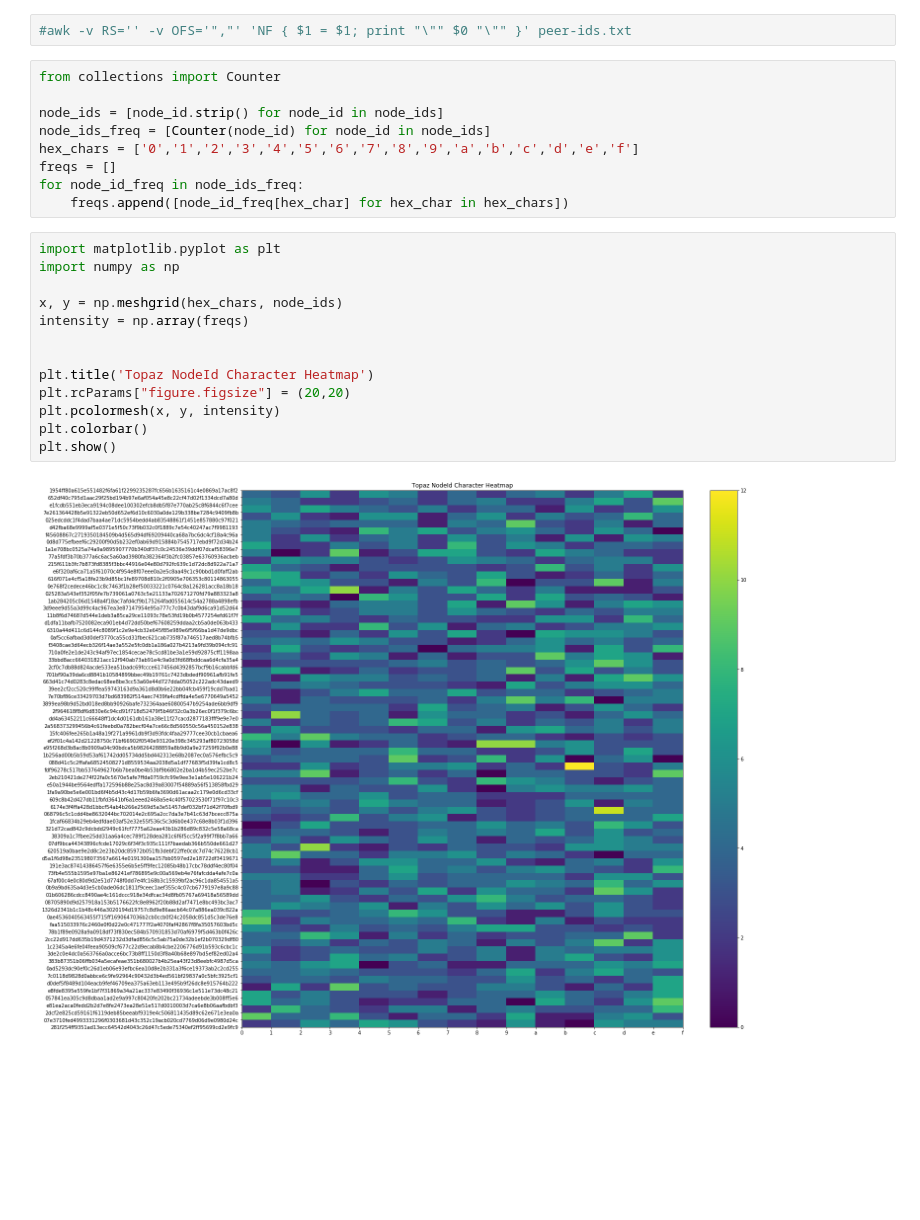
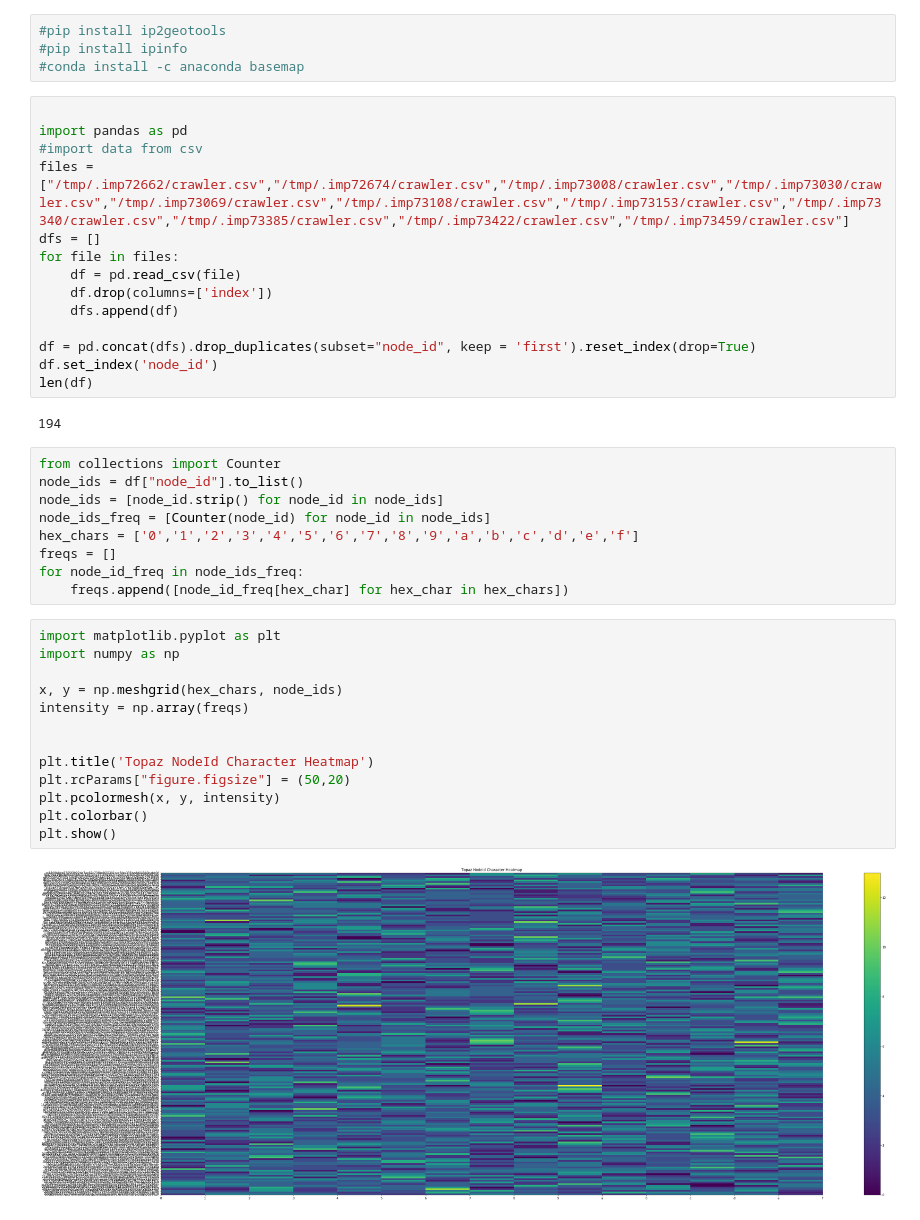
Before and after one commit to jrhea/eth2-analysis, a Jupyter notebook: notebooks/prkl-analysis.ipynb, the cells around one changed output. Drawn from its saved outputs; the diff is of its cells as text; blank space fills up the shorter version.

```diff
--- a/notebooks/prkl-analysis.ipynb
+++ b/notebooks/prkl-analysis.ipynb
@@ -76,8 +1,26 @@ node_ids = ["281f254ff9351ad13ecc64542d4043c26d47c5ede75340ef2ff95699cd2e9fc9
-# %%
-#awk -v RS='' -v OFS='","' 'NF { $1 = $1; print "\"" $0 "\"" }' peer-ids.txt
+# %%
+#pip install ip2geotools
+#pip install ipinfo
+#conda install -c anaconda basemap
+# %%
+
+import pandas as pd
+#import data from csv
+files = ["/tmp/.imp72662/crawler.csv","/tmp/.imp72674/crawler.csv","/tmp/.imp73008/crawler.csv","/tmp/.imp73030/crawler.csv","/tmp/.imp73069/crawler.csv","/tmp/.imp73108/crawler.csv","/tmp/.imp73153/crawler.csv","/tmp/.imp73340/crawler.csv","/tmp/.imp73385/crawler.csv","/tmp/.imp73422/crawler.csv","/tmp/.imp73459/crawler.csv"]
+dfs = []
+for file in files:
+    df = pd.read_csv(file)
+    df.drop(columns=['index'])
+    dfs.append(df)
+
+df = pd.concat(dfs).drop_duplicates(subset="node_id", keep = 'first').reset_index(drop=True)
+df.set_index('node_id')
+len(df)
+# %% [output]
+194
 # %%
 from collections import Counter
-
+node_ids = df["node_id"].to_list()
 node_ids = [node_id.strip() for node_id in node_ids]
 node_ids_freq = [Counter(node_id) for node_id in node_ids]
 hex_chars = ['0','1','2','3','4','5','6','7','8','9','a','b','c','d','e','f']
@@ -87,18 +30,18 @@ for node_id_freq in node_ids_freq:
 # %%
 import matplotlib.pyplot as plt
 import numpy as np
 
 x, y = np.meshgrid(hex_chars, node_ids)
 intensity = np.array(freqs)
 
 
 plt.title('Topaz NodeId Character Heatmap')
-plt.rcParams["figure.figsize"] = (20,20)
+plt.rcParams["figure.figsize"] = (50,20)
 plt.pcolormesh(x, y, intensity)
 plt.colorbar()
 plt.show()
 # %% [output]
-[figure, old version]
+[figure, new version]
 # %%
 import string
 from collections import Counter
```
Also changed, not shown: parts of 16 cells of this notebook.
